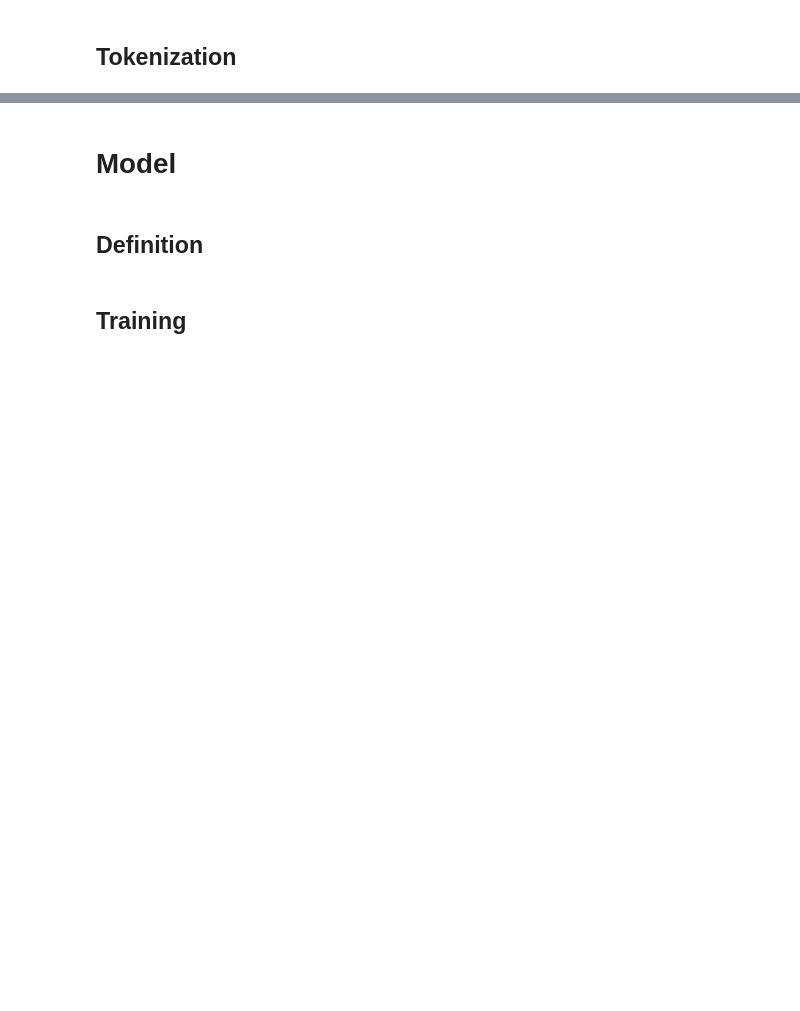
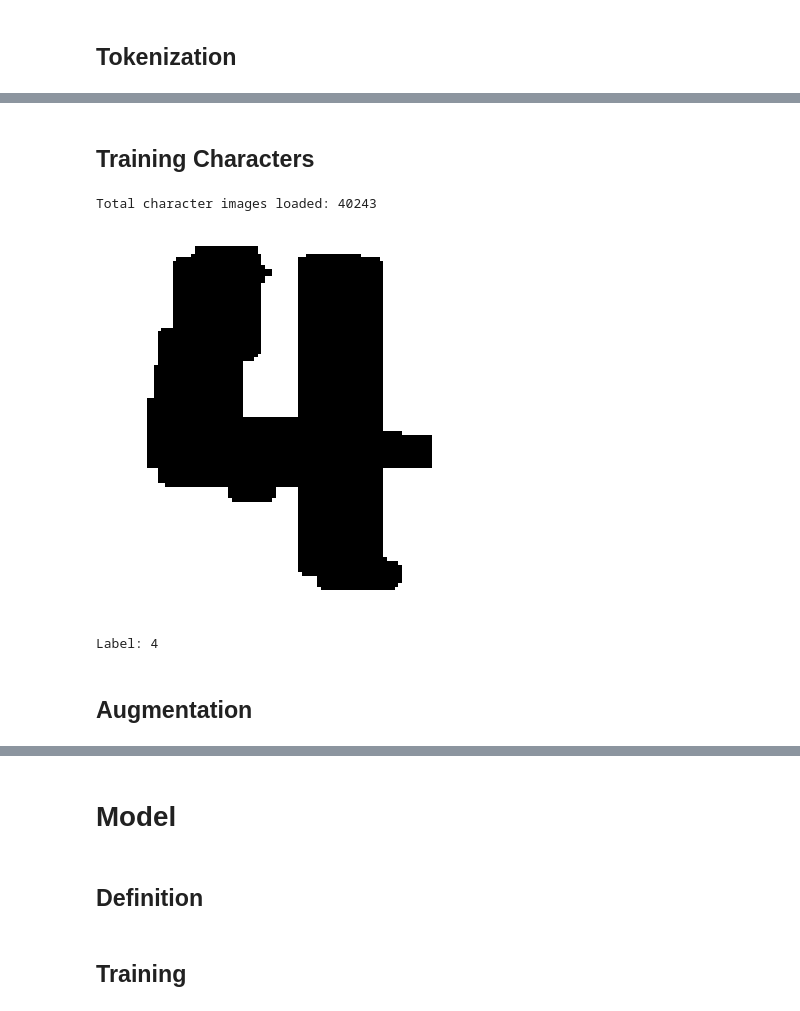
Before and after one commit to Nano-233/OCRCaptcha, a Jupyter notebook: notebooks/captcha-recognition.ipynb, the cells around one changed output, grey strips where cells are left out. Saved outputs shown, nothing was run; the diff lists cells and outputs as text; code cells hidden in the pictures; blank space fills up the shorter version.

```diff
--- a/notebooks/captcha-recognition.ipynb
+++ b/notebooks/captcha-recognition.ipynb
@@ -283,0 +189,14 @@ Processing label: owek
+# %%
+def save_tokenized_images(img, label, output_dir):
+    chars = tokenize(img)
+    if len(chars) != len(label):
+        # Ignore this data point if mismatch
+        return
+    for i, char_img in enumerate(chars):
+        # Binarize the character image before saving
+        _, binarized = cv2.threshold(char_img, 253, 255, cv2.THRESH_BINARY)
+        char_label = label[i]
+        char_folder = os.path.join(output_dir, f"char_{char_label}")
+        os.makedirs(char_folder, exist_ok=True)
+        filename = f"{label}_{i}.png"
+        cv2.imwrite(os.path.join(char_folder, filename), binarized)
@@ -283,0 +247,32 @@ Processing label: owek
+# %% [markdown]
+## Training Characters
+# %%
+train_char_images = []
+train_char_labels = []
+char_dir = "../data/char_train/"
+
+for label_folder in os.listdir(char_dir):
+    folder_path = os.path.join(char_dir, label_folder)
+    if not os.path.isdir(folder_path):
+        continue
+    # Extract label from folder name
+    label = label_folder.replace("char_", "")
+    # Get all PNG files in the folder
+    for img_path in glob.glob(os.path.join(folder_path, "*.png")):
+        img = cv2.imread(img_path, cv2.IMREAD_GRAYSCALE)
+        train_char_images.append(img)
+        train_char_labels.append(label)
+
+print(f"Total character images loaded: {len(train_char_images)}")
+# %% [output]
+Total character images loaded: 40243
+# %%
+plt.imshow(train_char_images[0], cmap='gray')
+plt.axis('off')
+plt.show()
+print(f"Label: {train_char_labels[0]}")
+# %% [output]
+[figure, added]
+Label: 4
+# %% [markdown]
+## Augmentation
```
Also changed, not shown: parts of 25 cells of this notebook.
